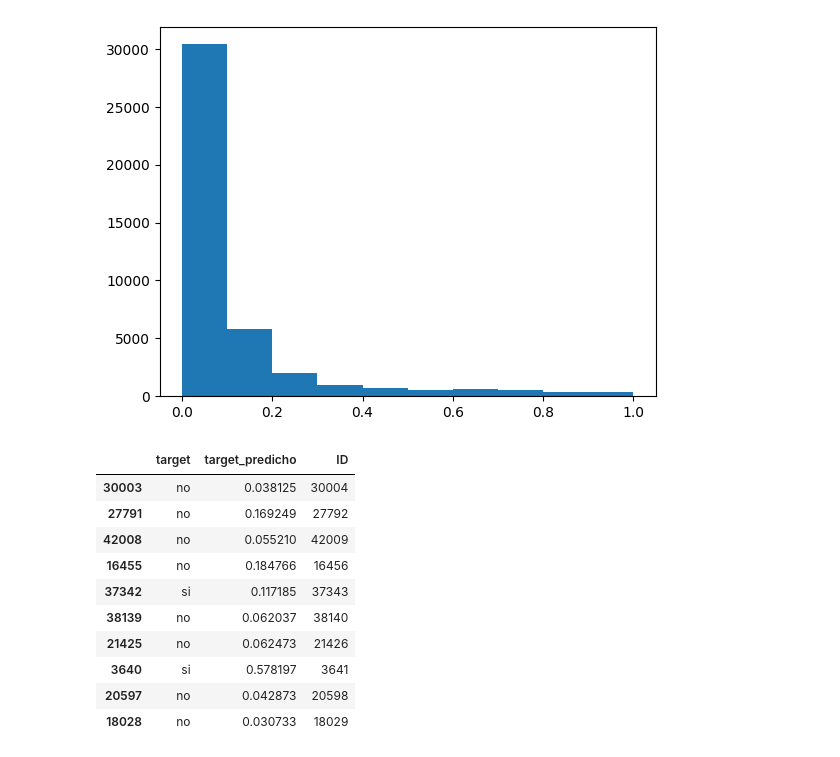
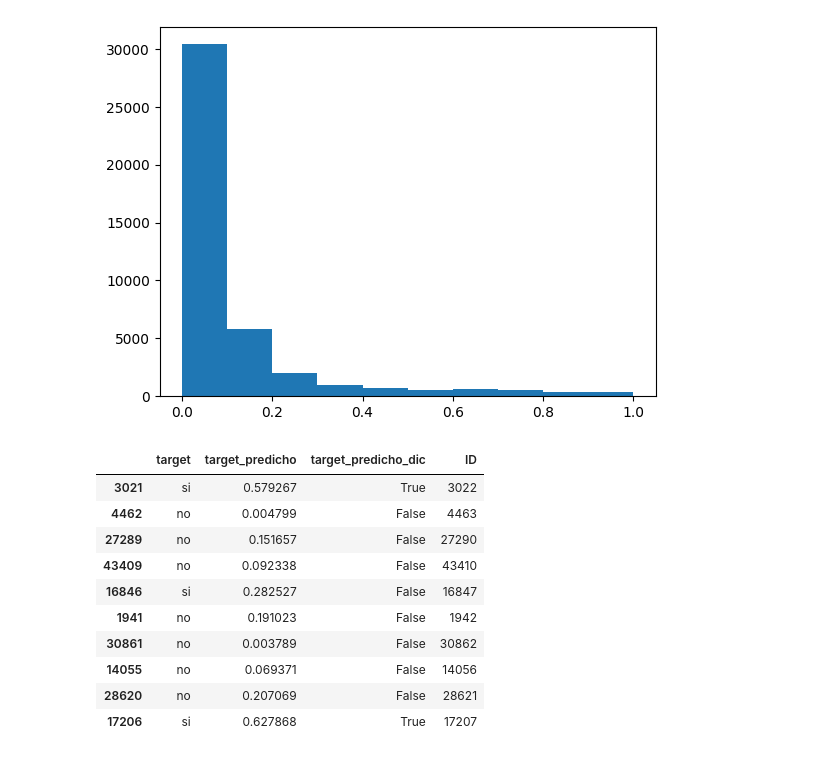
Before and after one commit to guillem-edo/AMACOR_Depositos, a Jupyter notebook: DATA/LogisticRegression_final.ipynb, the cells around one changed output. Drawn from its saved outputs; the diff is of its cells as text; code cells hidden in the pictures.

```diff
--- a/DATA/LogisticRegression_final.ipynb
+++ b/DATA/LogisticRegression_final.ipynb
@@ -238,6 +238,7 @@ y_pred_base_datos = model_std.predict_proba(X_base_datos_std)
 # utilizaremos la predicion de todo el df y lo agregamos en una nueva columna para comprar valores reales a los predichos
 
 df['target_predicho'] = y_pred_base_datos[:,1]
+df['target_predicho_dic'] = df['target_predicho'] > 0.5
 
 df.sample(3)
 # %% [output]
@@ -270,16 +271,16 @@ plt.hist(df['target_predicho'])
  <BarContainer object of 10 artists>)
 [figure]
 # %%
-df[['target','target_predicho','ID']].sample(10)
+df[['target','target_predicho','target_predicho_dic','ID']].sample(10)
 # %% [output]
-|  | target | target_predicho | ID |
-| 30003 | no | 0.038125 | 30004 |
-| 27791 | no | 0.169249 | 27792 |
-| 42008 | no | 0.055210 | 42009 |
-| 16455 | no | 0.184766 | 16456 |
-| 37342 | si | 0.117185 | 37343 |
-| 38139 | no | 0.062037 | 38140 |
-| 21425 | no | 0.062473 | 21426 |
-| 3640 | si | 0.578197 | 3641 |
-| 20597 | no | 0.042873 | 20598 |
-| 18028 | no | 0.030733 | 18029 |
+|  | target | target_predicho | target_predicho_dic | ID |
+| 3021 | si | 0.579267 | True | 3022 |
+| 4462 | no | 0.004799 | False | 4463 |
+| 27289 | no | 0.151657 | False | 27290 |
+| 43409 | no | 0.092338 | False | 43410 |
+| 16846 | si | 0.282527 | False | 16847 |
+| 1941 | no | 0.191023 | False | 1942 |
+| 30861 | no | 0.003789 | False | 30862 |
+| 14055 | no | 0.069371 | False | 14056 |
+| 28620 | no | 0.207069 | False | 28621 |
+| 17206 | si | 0.627868 | True | 17207 |
```
Also changed, not shown: parts of 1 cell of this notebook, 1 other file.
